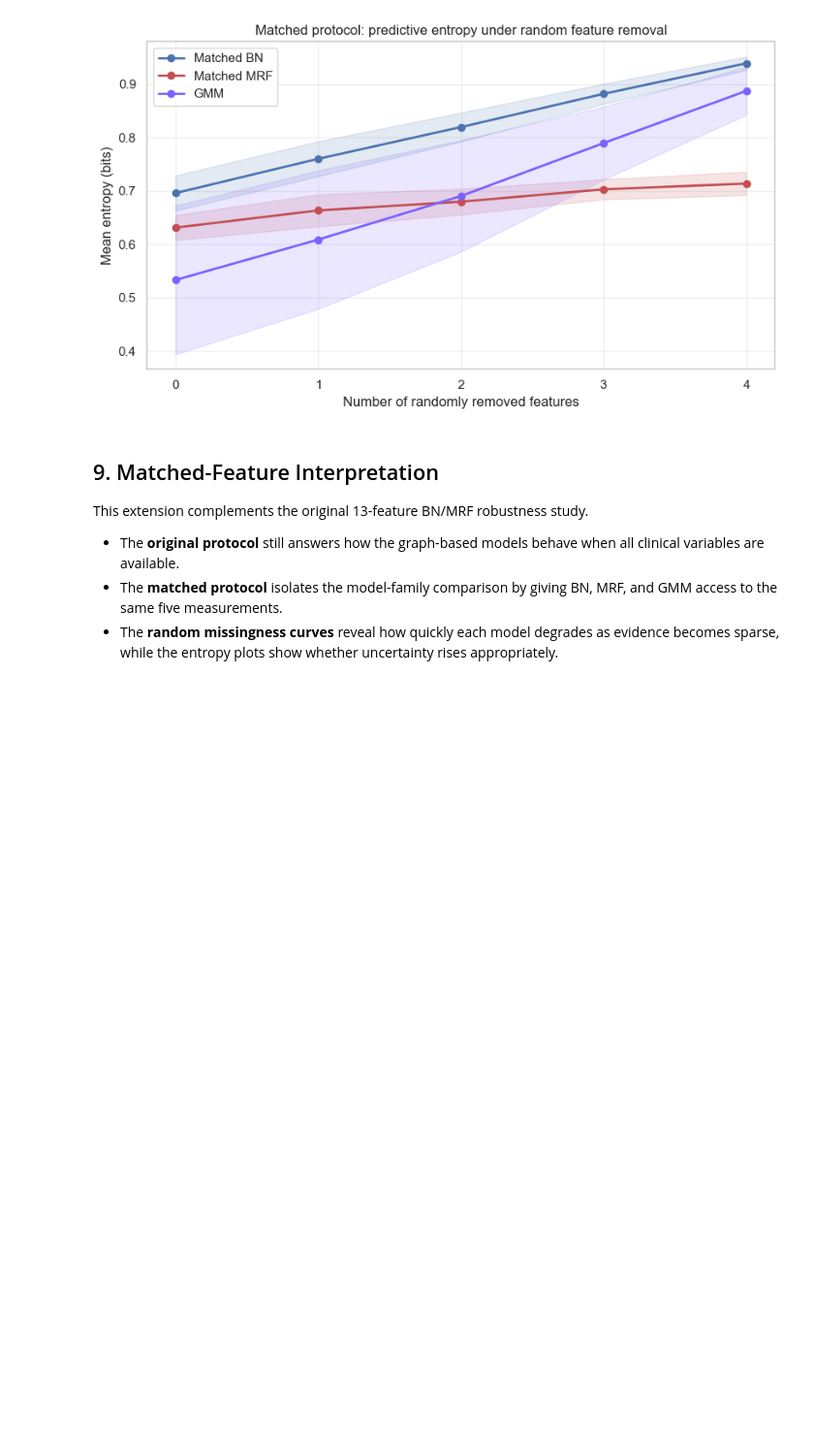
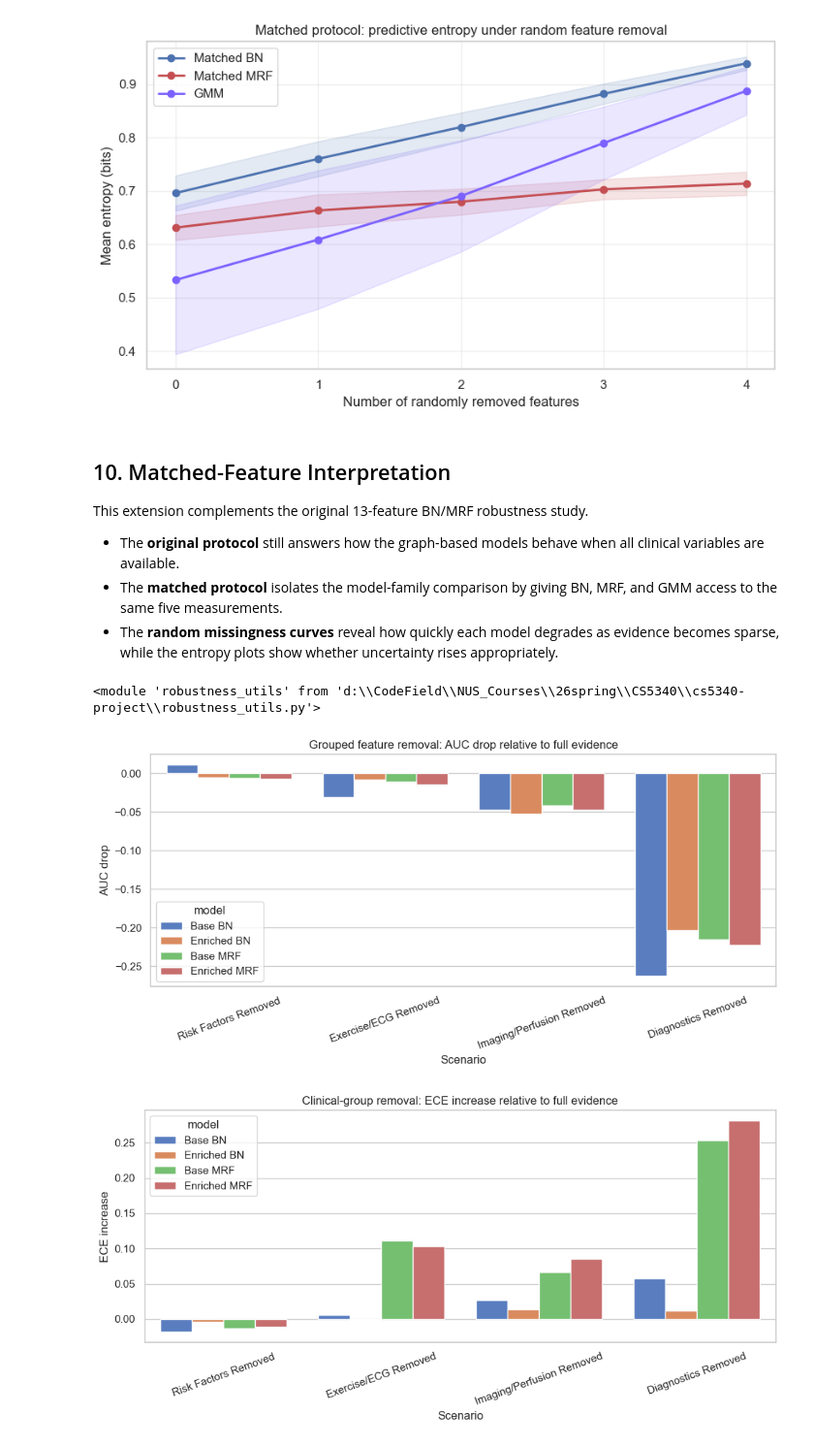
Before and after one commit to cheahcha/cs5340-project, a Jupyter notebook: robustness_experiments.ipynb, the cells around one changed output. Shown at 97% size. Drawn from its saved outputs; the diff is of its cells as text; code cells hidden in the pictures; blank space fills up the shorter version.

```diff
--- a/robustness_experiments.ipynb
+++ b/robustness_experiments.ipynb
@@ -816,10 +912,39 @@ plot_random_missingness_curves(
 [figure]
 [figure]
 # %% [markdown]
-## 9. Matched-Feature Interpretation
+## 10. Matched-Feature Interpretation
 
 This extension complements the original 13-feature BN/MRF robustness study.
 
 - The **original protocol** still answers how the graph-based models behave when all clinical variables are available.
 - The **matched protocol** isolates the model-family comparison by giving BN, MRF, and GMM access to the same five measurements.
 - The **random missingness curves** reveal how quickly each model degrades as evidence becomes sparse, while the entropy plots show whether uncertainty rises appropriately.
+# %%
+import importlib
+import robustness_utils as ru
+
+importlib.reload(ru)
+# %% [output]
+<module 'robustness_utils' from 'd:\\CodeField\\NUS_Courses\\26spring\\CS5340\\cs5340-project\\robustness_utils.py'>
+# %%
+import importlib
+import robustness_utils as ru
+
+importlib.reload(ru)
+
+ru.plot_group_bars(
+    group_df,
+    value_col="auc_drop",
+    title="Grouped feature removal: AUC drop relative to full evidence",
+    ylabel="AUC drop",
+)
+
+ru.plot_group_bars(
+    group_df,
+    value_col="ece_increase",
+    title="Clinical-group removal: ECE increase relative to full evidence",
+    ylabel="ECE increase",
+)
+# %% [output]
+[figure, added]
+[figure, added]
```
Also changed, not shown: parts of 13 cells of this notebook, 2 other files.
